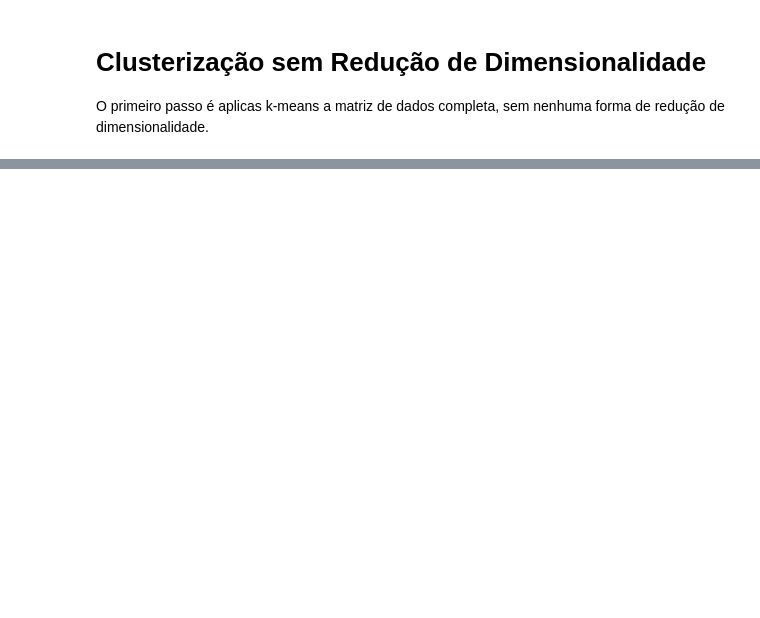
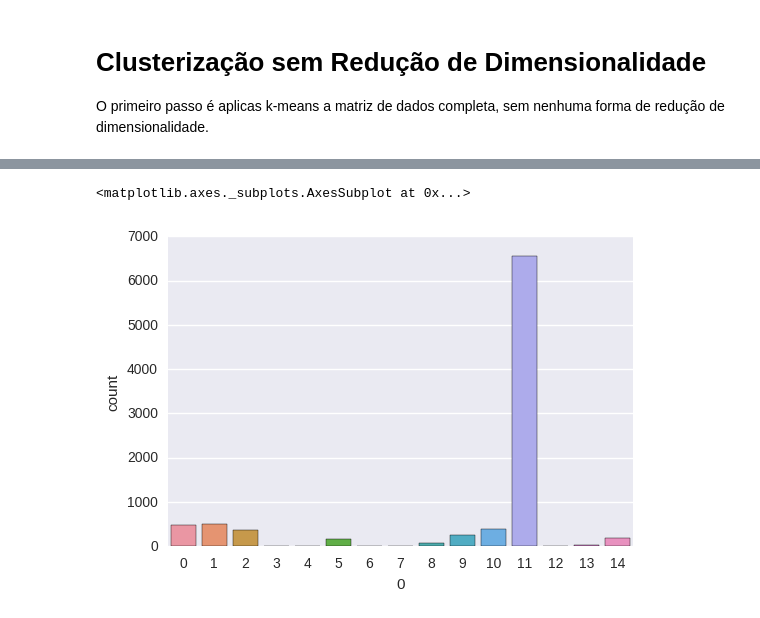
Before and after one commit to condereis/data-mining, a Jupyter notebook: notebooks/MovieLensCluestering.ipynb, the cells around one changed output, grey strips where cells are left out. Cells and saved outputs as stored; diff of their text form; code cells hidden in the pictures; blank space fills up the shorter version.

```diff
--- a/notebooks/MovieLensCluestering.ipynb
+++ b/notebooks/MovieLensCluestering.ipynb
@@ -40,0 +47,3 @@ raw_data.head()
+# %%
+movie_titles = pd.read_csv('../data/movielens/movies.csv')
+movie_titles.tail()
@@ -206,0 +144,10 @@ plt.ylabel(u'Soma das distâncias aos centroides')
+# %%
+kmeans = KMeans(n_clusters=15, init='k-means++', n_init=20,
+                    n_jobs=-1).fit(X)
+predict = pd.Series(kmeans.predict(X), index=X.index)
+predict.head()
+out = pd.concat([predict, movie_titles], axis=1, join='inner')
+sns.countplot(out[0])
+# %% [output]
+<matplotlib.axes._subplots.AxesSubplot at 0x...>
+[figure, added]
```
Also changed, not shown: parts of 86 cells of this notebook.
